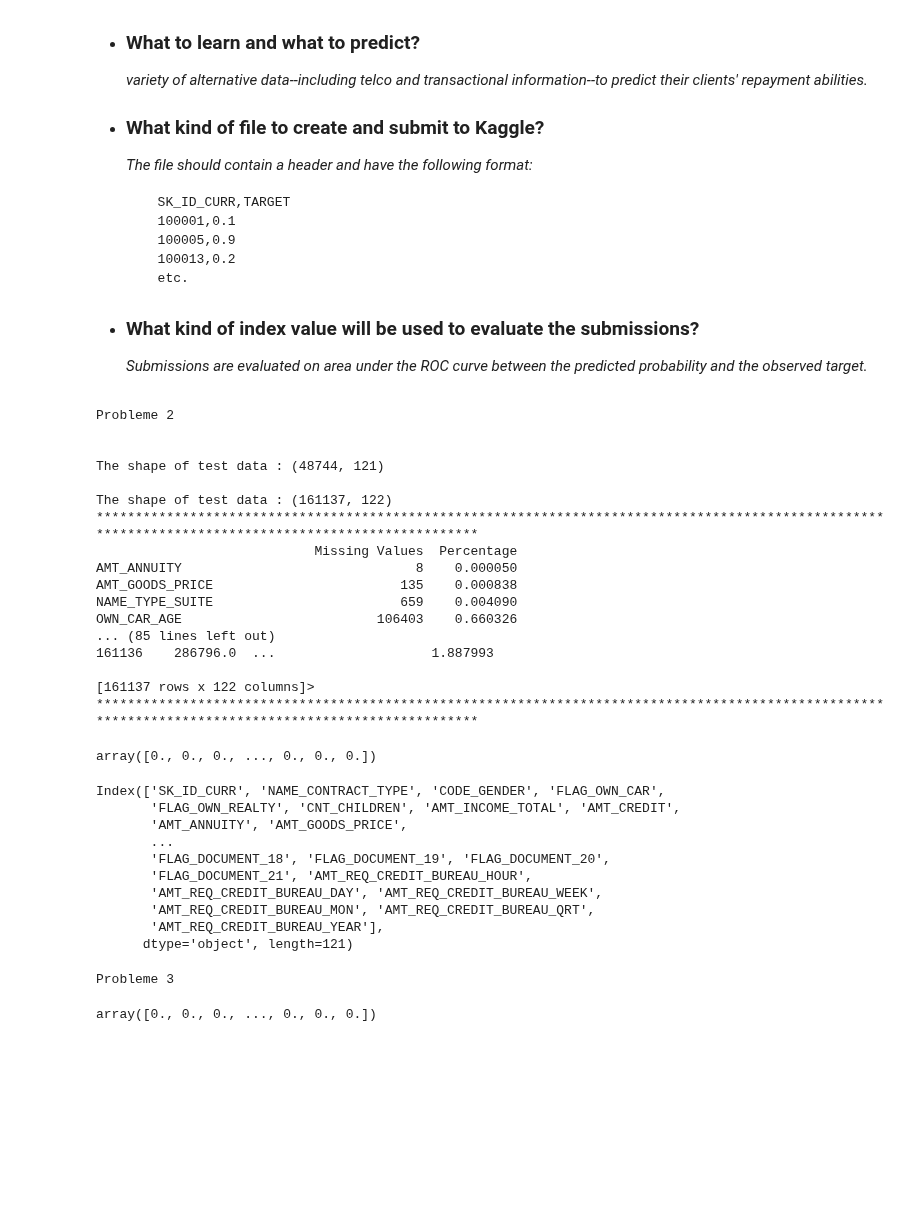
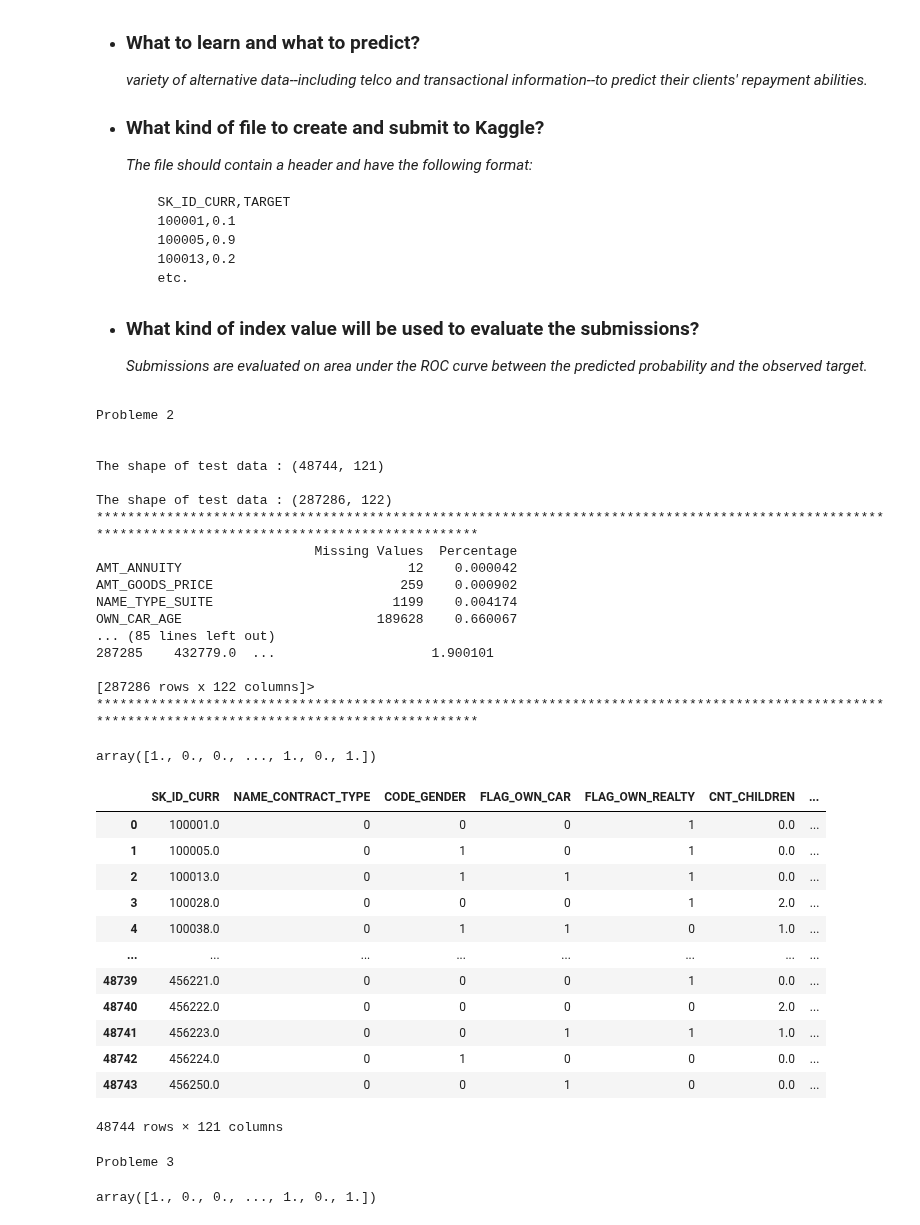
Before and after one commit to AngeMervaneJdev/ML_AI_1, a Jupyter notebook: Home3.ipynb, the cells around one changed output. Saved outputs shown, nothing was run; the diff lists cells and outputs as text; code cells hidden in the pictures; blank space fills up the shorter version.

```diff
--- a/Home3.ipynb
+++ b/Home3.ipynb
@@ -146,17 +145,17 @@ X = X_train[X_test.columns]
 y = X_train['TARGET']
 
 
-X_train,X_test,y_train,y_test = train_test_split(X,y,test_size=0.33,random_state=0)
+X_train1,X_test1,y_train1,y_test1 = train_test_split(X,y,test_size=0.33,random_state=0)
 
 scaler = StandardScaler()
-scaler.fit(X_train)
-X_train = scaler.transform(X_train)
-X_test = scaler.transform(X_test)
+scaler.fit(X_train1)
+X_train1 = scaler.transform(X_train1)
+X_test1 = scaler.transform(X_test1)
 
 
 #########################################__PREDICTION__##################################################
 
-model = RandomForestClassifier(max_depth=2, random_state=0).fit(X_train,y_train)
+model =DecisionTreeClassifier().fit(X_train1,y_train1)
 y_pred = model.predict(X_test)
 
 y_pred
@@ -166,38 +165,42 @@ Probleme 2
 
 The shape of test data : (48744, 121)
 
-The shape of test data : (161137, 122)
+The shape of test data : (287286, 122)
 ******************************************************************************************************************************************************
                             Missing Values  Percentage
-AMT_ANNUITY                              8    0.000050
-AMT_GOODS_PRICE                        135    0.000838
-NAME_TYPE_SUITE                        659    0.004090
-OWN_CAR_AGE                         106403    0.660326
+AMT_ANNUITY                             12    0.000042
+AMT_GOODS_PRICE                        259    0.000902
+NAME_TYPE_SUITE                       1199    0.004174
+OWN_CAR_AGE                         189628    0.660067
 ... (85 lines left out)
-161136    286796.0  ...                    1.887993
+287285    432779.0  ...                    1.900101
 
-[161137 rows x 122 columns]>
+[287286 rows x 122 columns]>
 ******************************************************************************************************************************************************
-array([0., 0., 0., ..., 0., 0., 0.])
+array([1., 0., 0., ..., 1., 0., 1.])
-# %%
-print(X_test.columns)
-# %% [output]
-Index(['SK_ID_CURR', 'NAME_CONTRACT_TYPE', 'CODE_GENDER', 'FLAG_OWN_CAR',
-       'FLAG_OWN_REALTY', 'CNT_CHILDREN', 'AMT_INCOME_TOTAL', 'AMT_CREDIT',
-       'AMT_ANNUITY', 'AMT_GOODS_PRICE',
-       ...
-       'FLAG_DOCUMENT_18', 'FLAG_DOCUMENT_19', 'FLAG_DOCUMENT_20',
-       'FLAG_DOCUMENT_21', 'AMT_REQ_CREDIT_BUREAU_HOUR',
-       'AMT_REQ_CREDIT_BUREAU_DAY', 'AMT_REQ_CREDIT_BUREAU_WEEK',
-       'AMT_REQ_CREDIT_BUREAU_MON', 'AMT_REQ_CREDIT_BUREAU_QRT',
-       'AMT_REQ_CREDIT_BUREAU_YEAR'],
-      dtype='object', length=121)
+# %%
+X_test
+# %% [output]
+|  | SK_ID_CURR | NAME_CONTRACT_TYPE | CODE_GENDER | FLAG_OWN_CAR | FLAG_OWN_REALTY | CNT_CHILDREN | ... |
+| 0 | 100001.0 | 0 | 0 | 0 | 1 | 0.0 | ... |
+| 1 | 100005.0 | 0 | 1 | 0 | 1 | 0.0 | ... |
+| 2 | 100013.0 | 0 | 1 | 1 | 1 | 0.0 | ... |
+| 3 | 100028.0 | 0 | 0 | 0 | 1 | 2.0 | ... |
+| 4 | 100038.0 | 0 | 1 | 1 | 0 | 1.0 | ... |
+| ... | ... | ... | ... | ... | ... | ... | ... |
+| 48739 | 456221.0 | 0 | 0 | 0 | 1 | 0.0 | ... |
+| 48740 | 456222.0 | 0 | 0 | 0 | 0 | 2.0 | ... |
+| 48741 | 456223.0 | 0 | 0 | 1 | 1 | 1.0 | ... |
+| 48742 | 456224.0 | 0 | 1 | 0 | 0 | 0.0 | ... |
+| 48743 | 456250.0 | 0 | 0 | 1 | 0 | 0.0 | ... |
+48744 rows × 121 columns
 # %%
 print("Probleme 3\n")
 #predictition
+# df_test=pd.read_csv("application_test.csv")
 y_test_pred = model.predict(X_test)
 
 y_test_pred
 # %% [output]
 Probleme 3
-array([0., 0., 0., ..., 0., 0., 0.])
+array([1., 0., 0., ..., 1., 0., 1.])
```
Also changed, not shown: parts of 3 cells of this notebook.
